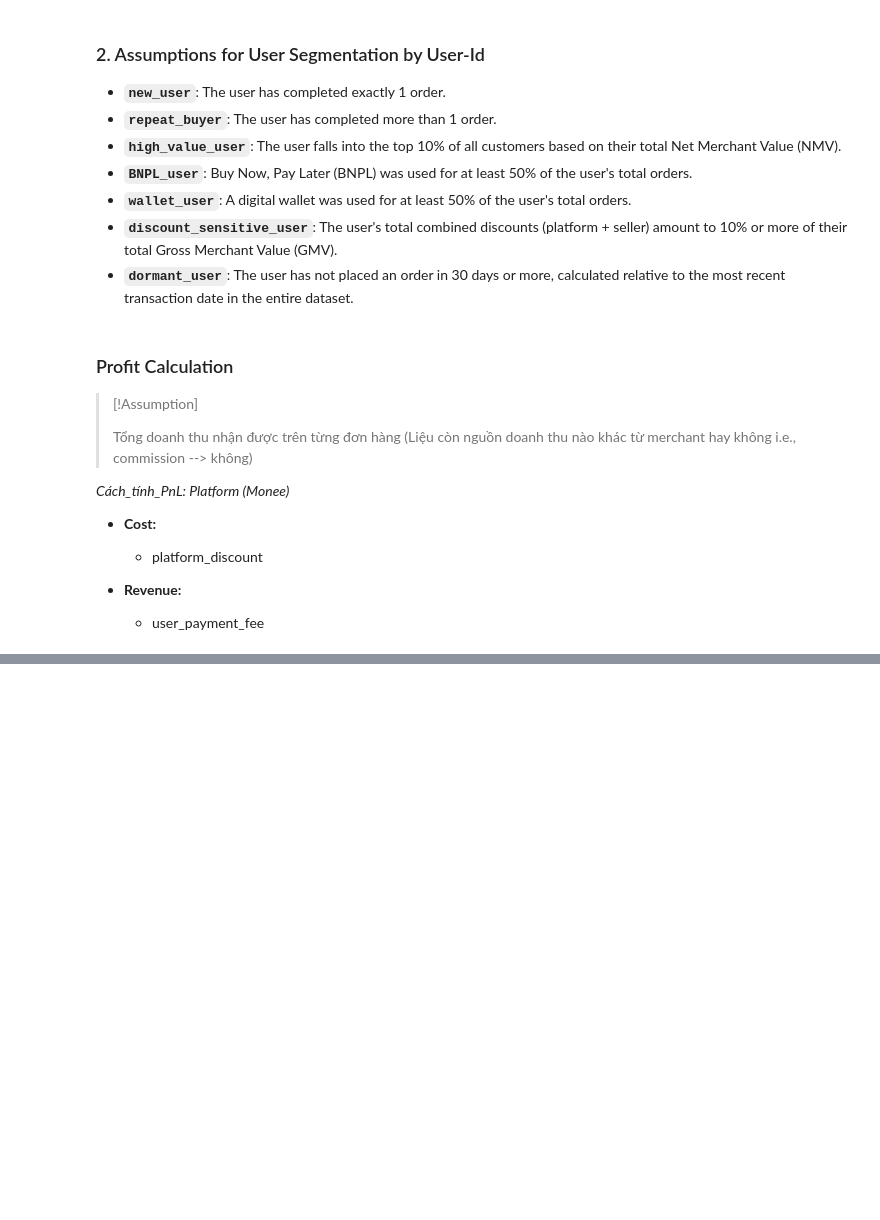
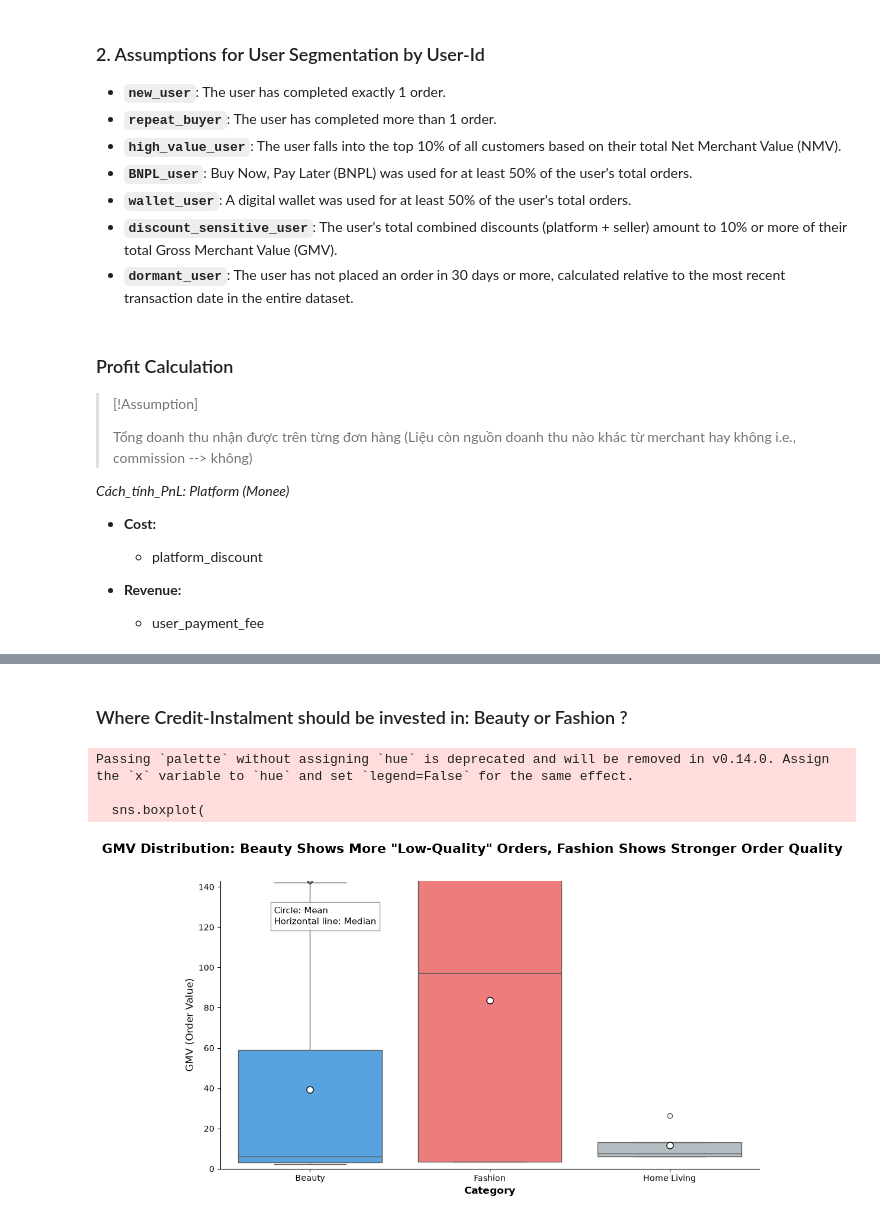
Before and after one commit to Pham-Ngoc-Huy/monee-shopeepay-entrancetest, a Jupyter notebook: use-case.ipynb, the cells around one changed output, grey strips where cells are left out. Saved outputs shown, nothing was run; the diff lists cells and outputs as text; code cells hidden in the pictures; blank space fills up the shorter version.

```diff
--- a/use-case.ipynb
+++ b/use-case.ipynb
@@ -203,0 +507,19 @@ df_pnl_group_cat
+# %%
+import pandas as pd
+import numpy as np
+import matplotlib.pyplot as plt
+import seaborn as sns
+
+df = pd.read_csv('analyse_data_support/profit_with_category.csv')
+
+df['net_position'] = df['user_payment_fee'] - df['platform_discount']
+df['platform_discount_pct'] = (df['platform_discount'] / df['gross_merchant_value']) * 100
+df['seller_discount_pct'] = (df['seller_discount'] / df['gross_merchant_value']) * 100
+
+s4_data = df.groupby('payment_method').agg(
+    avg_discount_pct=('platform_discount_pct', 'mean'),
+    aov=('gross_merchant_value', 'mean'),
+    total_net_profit=('net_position', 'sum'),
+    volume=('order_id', 'count')
+).reset_index()
+s4_data
@@ -203,0 +533,58 @@ df_pnl_group_cat
+# %% [markdown]
+### Where Credit-Instalment should be invested in: Beauty or Fashion ?
+# %%
+df_ci = df[df["payment_method"] == "Credit Installment"]
+
+s5_stats = (
+    df_ci.groupby("category")["gross_merchant_value"]
+    .agg(["count", "mean", "median"])
+    .round(2)
+)
+
+fig, ax = plt.subplots(figsize=(10, 6))
+
+fig.suptitle(
+    'GMV Distribution: Beauty Shows More "Low-Quality" Orders, Fashion Shows Stronger Order Quality',
+    fontsize=16,
+    fontweight="bold",
+    y=1.02,
+)
+
+sns.boxplot(
+    data=df_ci[df_ci["category"].isin(["Beauty", "Fashion", "Home Living"])],
+    x="category",
+    y="gross_merchant_value",
+    palette=["#42A5F5", "#FF6B6B", "#B0BEC5"],
+    ax=ax,
+    showmeans=True,
+    meanprops={
+        "marker": "o",
+        "markerfacecolor": "white",
+        "markeredgecolor": "black",
+        "markersize": "8",
+    },
+)
+
+ax.set_xlabel("Category", fontsize=12, fontweight="bold")
+ax.set_ylabel("GMV (Order Value)", fontsize=12)
+ax.set_ylim(0, df_ci["gross_merchant_value"].quantile(0.95))
+
+plt.text(
+    0.1,
+    0.85,
+    "Circle: Mean\nHorizontal line: Median",
+    transform=ax.transAxes,
+    fontsize=11,
+    bbox=dict(facecolor="white", alpha=0.8, edgecolor="gray"),
+)
+
+ax.spines["top"].set_visible(False)
+ax.spines["right"].set_visible(False)
+
+plt.tight_layout()
+plt.show()
+# %% [output]
+Passing `palette` without assigning `hue` is deprecated and will be removed in v0.14.0. Assign the `x` variable to `hue` and set `legend=False` for the same effect.
+
+  sns.boxplot(
+[figure, added]
```
Also changed, not shown: parts of 20 cells of this notebook, 10 other files.
